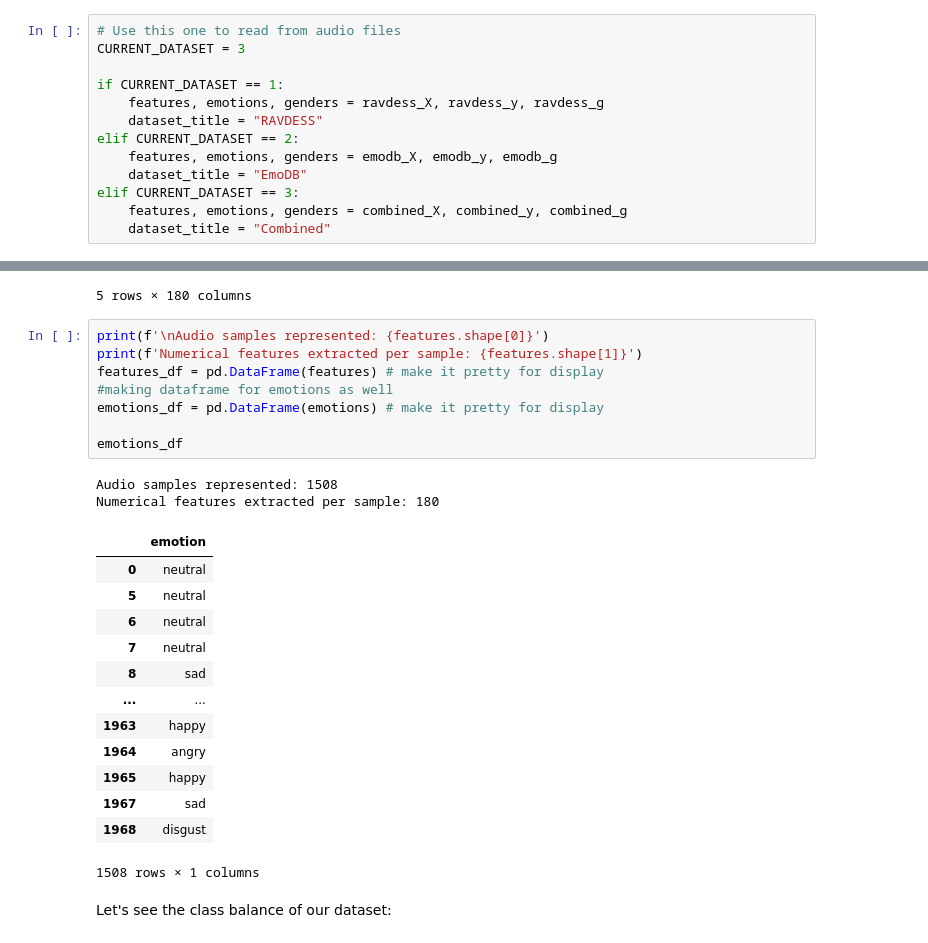
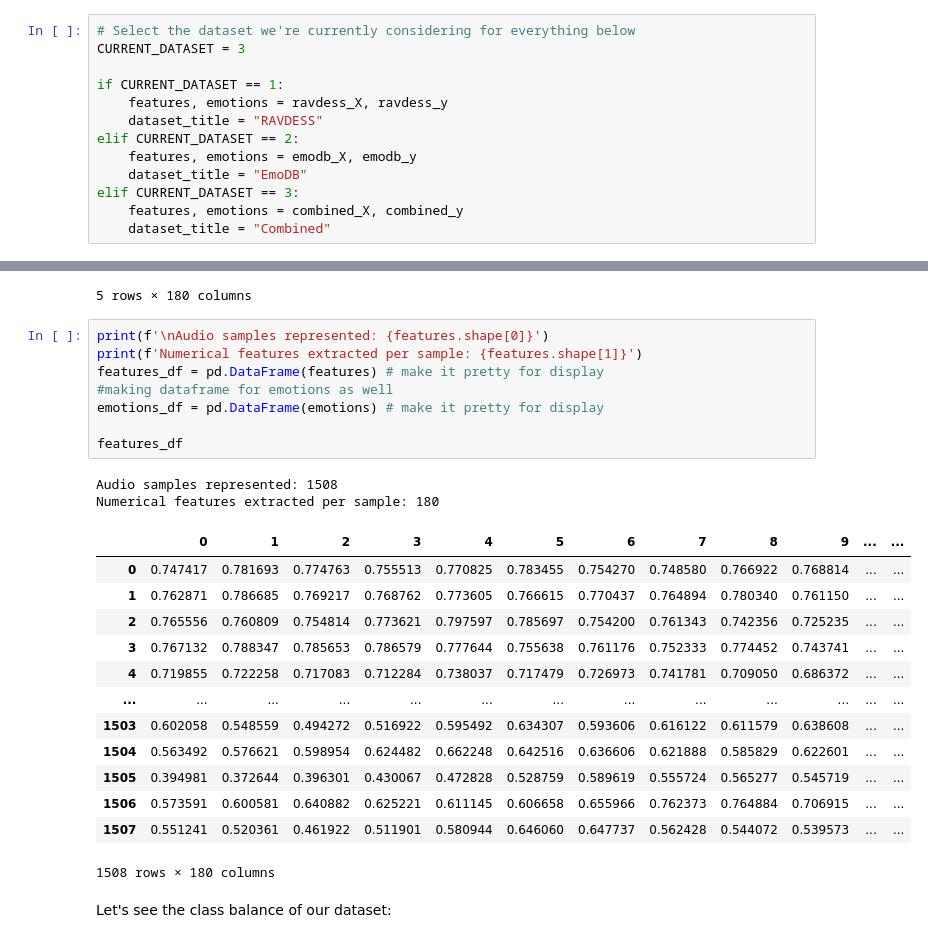
Before and after one commit to rdezwart/Week3-Machine_Learning, a Jupyter notebook: Week_3_MachineLearning.ipynb, the cells around one changed output, grey strips where cells are left out. Drawn from its saved outputs; the diff is of its cells as text.

```diff
--- a/Week_3_MachineLearning.ipynb
+++ b/Week_3_MachineLearning.ipynb
@@ -220,17 +229,17 @@ Loading EmoDB...
 Loading Combined...
 Finished!
 # %%
-# Use this one to read from audio files
+# Select the dataset we're currently considering for everything below
 CURRENT_DATASET = 3
 
 if CURRENT_DATASET == 1:
-    features, emotions, genders = ravdess_X, ravdess_y, ravdess_g
+    features, emotions = ravdess_X, ravdess_y
     dataset_title = "RAVDESS"
 elif CURRENT_DATASET == 2:
-    features, emotions, genders = emodb_X, emodb_y, emodb_g
+    features, emotions = emodb_X, emodb_y
     dataset_title = "EmoDB"
 elif CURRENT_DATASET == 3:
-    features, emotions, genders = combined_X, combined_y, combined_g
+    features, emotions = combined_X, combined_y
     dataset_title = "Combined"
 # %% [markdown]
 let's see if they have been loaded correctly!
@@ -247,27 +256,27 @@ features.head()
 # %%
 print(f'\nAudio samples represented: {features.shape[0]}')
 print(f'Numerical features extracted per sample: {features.shape[1]}')
 features_df = pd.DataFrame(features) # make it pretty for display
 #making dataframe for emotions as well
 emotions_df = pd.DataFrame(emotions) # make it pretty for display
 
-emotions_df
+features_df
 # %% [output]
 Audio samples represented: 1508
 Numerical features extracted per sample: 180
-|  | emotion |
-| 0 | neutral |
-| 5 | neutral |
-| 6 | neutral |
-| 7 | neutral |
-| 8 | sad |
-| ... | ... |
-| 1963 | happy |
-| 1964 | angry |
-| 1965 | happy |
-| 1967 | sad |
-| 1968 | disgust |
+|  | 0 | 1 | 2 | 3 | 4 | 5 | 6 | 7 | 8 | 9 | ... | ... |
+| 0 | 0.747417 | 0.781693 | 0.774763 | 0.755513 | 0.770825 | 0.783455 | 0.754270 | 0.748580 | 0.766922 | 0.768814 | ... | ... |
+| 1 | 0.762871 | 0.786685 | 0.769217 | 0.768762 | 0.773605 | 0.766615 | 0.770437 | 0.764894 | 0.780340 | 0.761150 | ... | ... |
+| 2 | 0.765556 | 0.760809 | 0.754814 | 0.773621 | 0.797597 | 0.785697 | 0.754200 | 0.761343 | 0.742356 | 0.725235 | ... | ... |
+| 3 | 0.767132 | 0.788347 | 0.785653 | 0.786579 | 0.777644 | 0.755638 | 0.761176 | 0.752333 | 0.774452 | 0.743741 | ... | ... |
+| 4 | 0.719855 | 0.722258 | 0.717083 | 0.712284 | 0.738037 | 0.717479 | 0.726973 | 0.741781 | 0.709050 | 0.686372 | ... | ... |
+| ... | ... | ... | ... | ... | ... | ... | ... | ... | ... | ... | ... | ... |
+| 1503 | 0.602058 | 0.548559 | 0.494272 | 0.516922 | 0.595492 | 0.634307 | 0.593606 | 0.616122 | 0.611579 | 0.638608 | ... | ... |
+| 1504 | 0.563492 | 0.576621 | 0.598954 | 0.624482 | 0.662248 | 0.642516 | 0.636606 | 0.621888 | 0.585829 | 0.622601 | ... | ... |
+| 1505 | 0.394981 | 0.372644 | 0.396301 | 0.430067 | 0.472828 | 0.528759 | 0.589619 | 0.555724 | 0.565277 | 0.545719 | ... | ... |
+| 1506 | 0.573591 | 0.600581 | 0.640882 | 0.625221 | 0.611145 | 0.606658 | 0.655966 | 0.762373 | 0.764884 | 0.706915 | ... | ... |
+| 1507 | 0.551241 | 0.520361 | 0.461922 | 0.511901 | 0.580944 | 0.646060 | 0.647737 | 0.562428 | 0.544072 | 0.539573 | ... | ... |
-1508 rows × 1 columns
+1508 rows × 180 columns
 # %% [markdown]
 Let's see the class balance of our dataset:
 # %%
```
Also changed, not shown: parts of 14 cells of this notebook.
